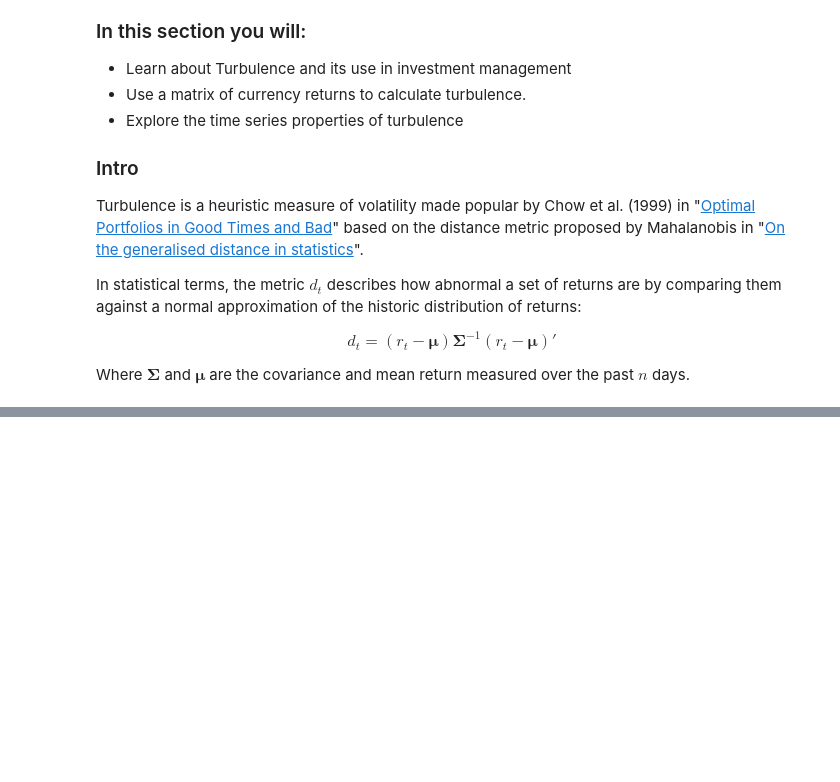
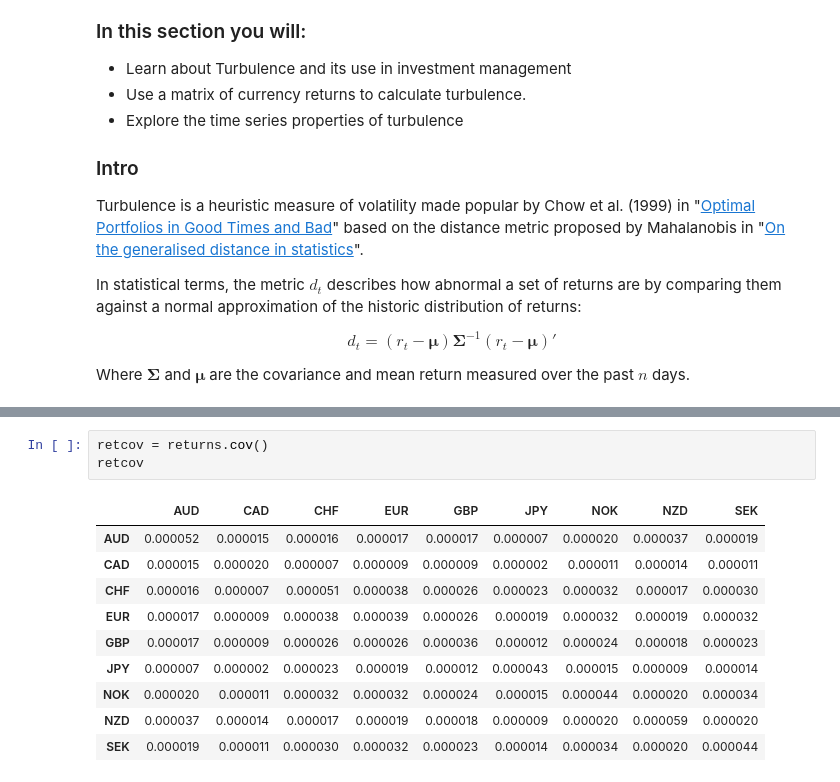
Before and after one commit to fintechsteve/modeling-volatility, a Jupyter notebook: Part_04_Understanding_Turbulence_Signals.ipynb, the cells around one changed output, grey strips where cells are left out. Drawn from its saved outputs; the diff is of its cells as text; blank space fills up the shorter version.

```diff
--- a/Part_04_Understanding_Turbulence_Signals.ipynb
+++ b/Part_04_Understanding_Turbulence_Signals.ipynb
@@ -77,0 +64,14 @@ returns.head(10)
+# %%
+retcov = returns.cov()
+retcov
+# %% [output]
+|  | AUD | CAD | CHF | EUR | GBP | JPY | NOK | NZD | SEK |
+| AUD | 0.000052 | 0.000015 | 0.000016 | 0.000017 | 0.000017 | 0.000007 | 0.000020 | 0.000037 | 0.000019 |
+| CAD | 0.000015 | 0.000020 | 0.000007 | 0.000009 | 0.000009 | 0.000002 | 0.000011 | 0.000014 | 0.000011 |
+| CHF | 0.000016 | 0.000007 | 0.000051 | 0.000038 | 0.000026 | 0.000023 | 0.000032 | 0.000017 | 0.000030 |
+| EUR | 0.000017 | 0.000009 | 0.000038 | 0.000039 | 0.000026 | 0.000019 | 0.000032 | 0.000019 | 0.000032 |
+| GBP | 0.000017 | 0.000009 | 0.000026 | 0.000026 | 0.000036 | 0.000012 | 0.000024 | 0.000018 | 0.000023 |
+| JPY | 0.000007 | 0.000002 | 0.000023 | 0.000019 | 0.000012 | 0.000043 | 0.000015 | 0.000009 | 0.000014 |
+| NOK | 0.000020 | 0.000011 | 0.000032 | 0.000032 | 0.000024 | 0.000015 | 0.000044 | 0.000020 | 0.000034 |
+| NZD | 0.000037 | 0.000014 | 0.000017 | 0.000019 | 0.000018 | 0.000009 | 0.000020 | 0.000059 | 0.000020 |
+| SEK | 0.000019 | 0.000011 | 0.000030 | 0.000032 | 0.000023 | 0.000014 | 0.000034 | 0.000020 | 0.000044 |
```
Also changed, not shown: parts of 23 cells of this notebook.
